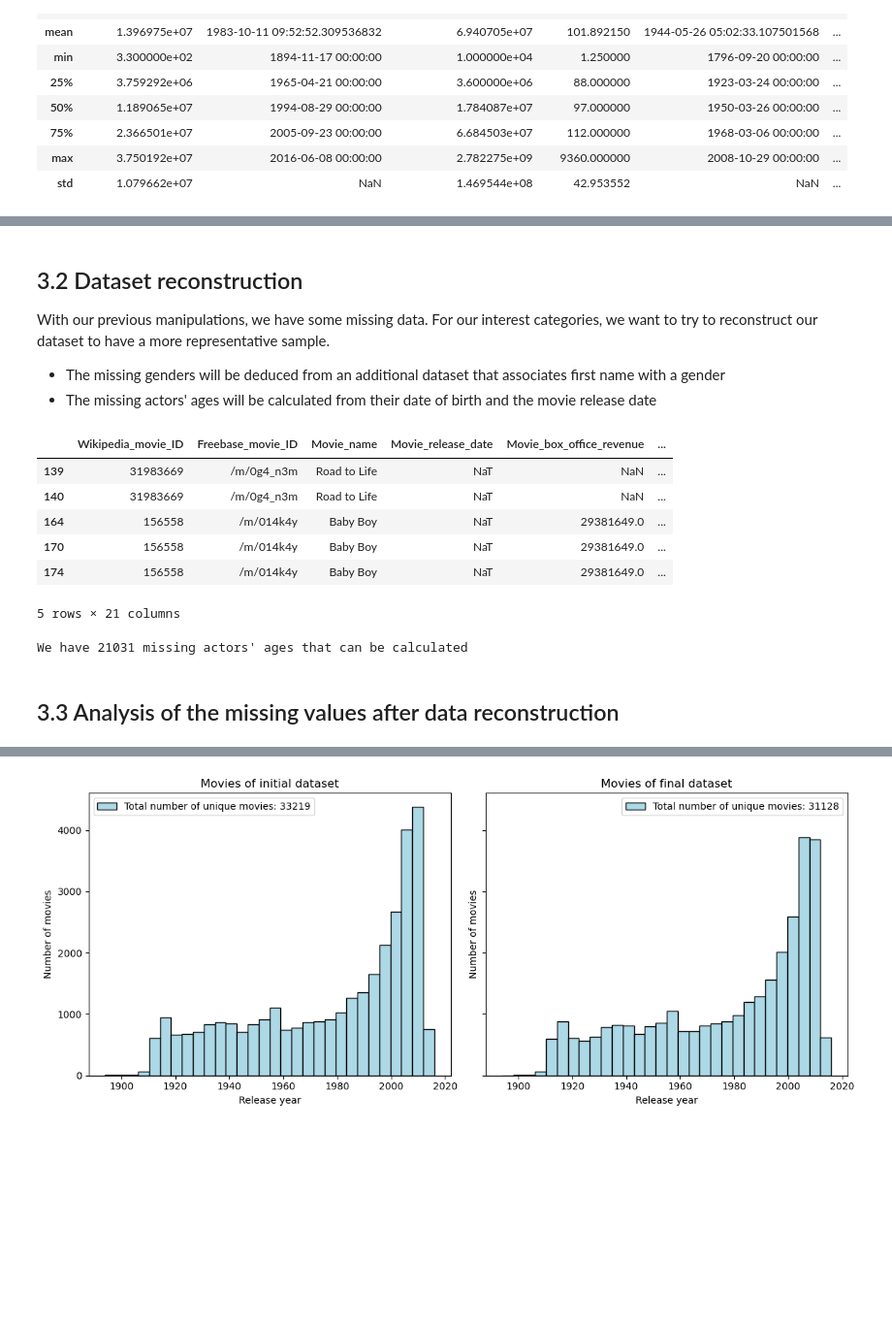
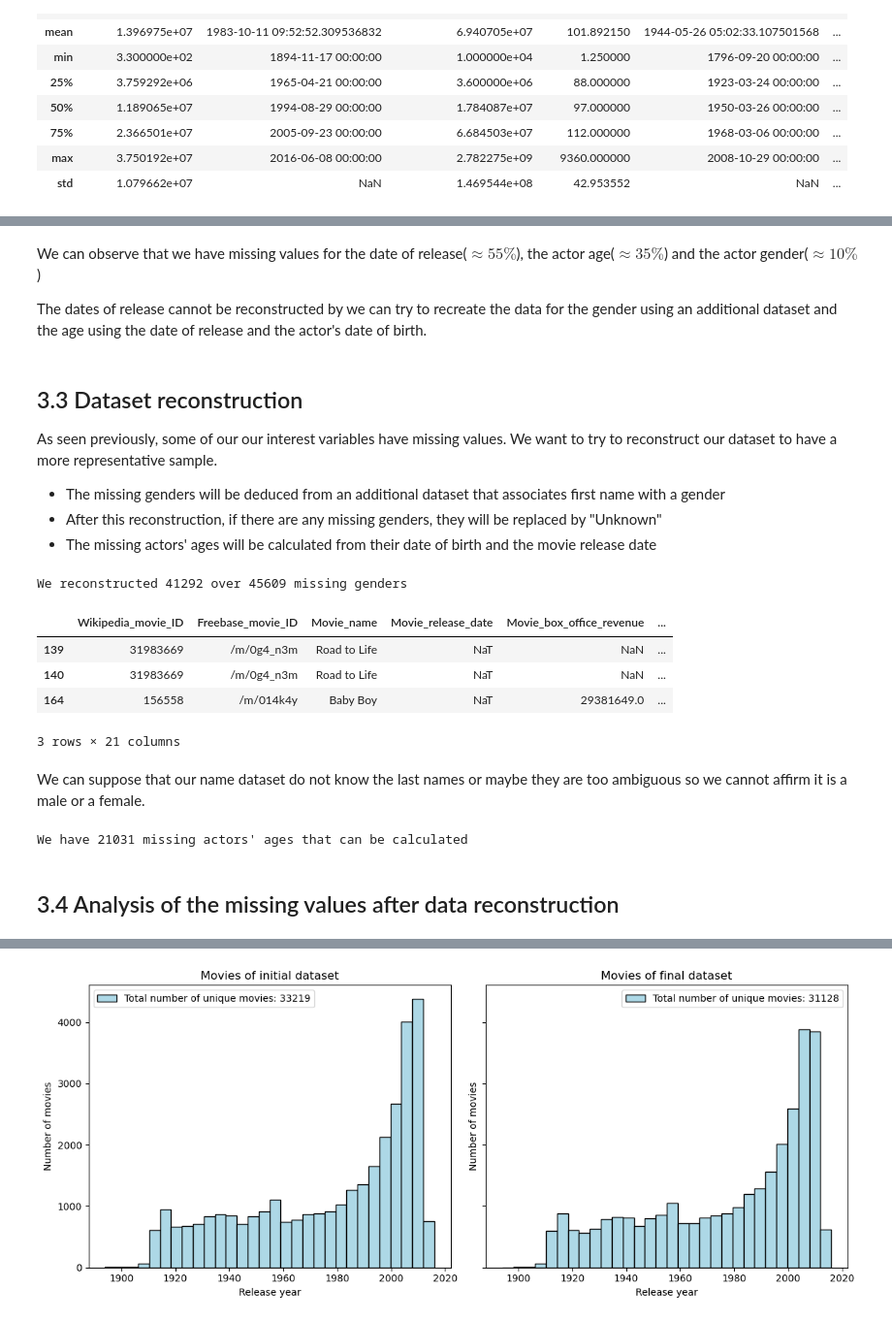
Before and after one commit to epfl-ada/ada-2024-project-ecureuilscosmiques24, a Jupyter notebook: projet_ADA.ipynb, the cells around one changed output, grey strips where cells are left out. Shown: that part at 97% size. Drawn from its saved outputs; the diff is of its cells as text; code cells hidden in the pictures; blank space fills up the shorter version.

```diff
--- a/projet_ADA.ipynb
+++ b/projet_ADA.ipynb
@@ -6,6 +6,6 @@ import matplotlib.pyplot as plt
 import seaborn as sns
 import ast
 # %%
-data_folder = "C:/Users/bapti/ADA2024-projet/MovieSummaries/"
-
+#data_folder = "C:/Users/bapti/ADA2024-projet/MovieSummaries/"
+data_folder = "C:/Users/thoma/Documents/ADA_Projet_Data/MovieSummaries/"
 ########### A CHANGER LE PATH DU FOLDER ##################
@@ -177,5 +207,10 @@ merged_df.describe()
+# %% [markdown]
+We can observe that we have missing values for the date of release($\approx 55 \%$), the actor age($\approx 35 \%$) and the actor gender($\approx 10 \%$)
+
+The dates of release cannot be reconstructed by we can try to recreate the data for the gender using an additional dataset and the age using the date of release and the actor's date of birth.
 # %% [markdown]
-## 3.2 Dataset reconstruction
-With our previous manipulations, we have some missing data. For our interest categories, we want to try to reconstruct our dataset to have a more representative sample.
+## 3.3 Dataset reconstruction
+As seen previously, some of our our interest variables have missing values. We want to try to reconstruct our dataset to have a more representative sample.
 - The missing genders will be deduced from an additional dataset that associates first name with a gender
+- After this reconstruction, if there are any missing genders, they will be replaced by "Unknown"
 - The missing actors' ages will be calculated from their date of birth and the movie release date
@@ -213,3 +251,9 @@ def get_gender(name):
 # %%
 #We reconstruct the actor gender based on his/her first name using the get_gender() function
 merged_df.loc[(merged_df['Actor_gender'].isnull()) & (merged_df['Actor_name'].notnull()), 'Actor_gender'] = merged_df.loc[(merged_df['Actor_gender'].isnull()) & (merged_df['Actor_name'].notnull()), 'Actor_name'].apply(get_gender)
+print(f"We reconstructed {missing_genders_BR - merged_df['Actor_gender'].isnull().sum()} over {missing_genders_BR} missing genders")
+
+#All the actors we weren't able to reconstruct gender, we replace it by 'Unknown'
+merged_df.loc[merged_df['Actor_gender'].isnull(),'Actor_gender'] = 'Unknown'
+# %% [output]
+We reconstructed 41292 over 45609 missing genders
@@ -219,13 +260,13 @@ merged_df.loc[merged_df['Actor_gender'].isnull(),'Actor_gender'] = 'Unknown'
 # %%
-merged_df.loc[merged_df['Actor_gender'] == 'Unknown'].head()
+merged_df.loc[merged_df['Actor_gender'] == 'Unknown'].head(3)
 # %% [output]
 |  | Wikipedia_movie_ID | Freebase_movie_ID | Movie_name | Movie_release_date | Movie_box_office_revenue | ... |
 | 139 | 31983669 | /m/0g4_n3m | Road to Life | NaT | NaN | ... |
 | 140 | 31983669 | /m/0g4_n3m | Road to Life | NaT | NaN | ... |
 | 164 | 156558 | /m/014k4y | Baby Boy | NaT | 29381649.0 | ... |
-| 170 | 156558 | /m/014k4y | Baby Boy | NaT | 29381649.0 | ... |
-| 174 | 156558 | /m/014k4y | Baby Boy | NaT | 29381649.0 | ... |
-5 rows × 21 columns
+3 rows × 21 columns
+# %% [markdown]
+We can suppose that our name dataset do not know the last names or maybe they are too ambiguous so we cannot affirm it is a male or a female.
 # %%
 #We search for the number of missing actors' ages
 #We also check if the actor's age can be calculated knowing the movie release date and the actor's date of birth
@@ -243,7 +284,7 @@ merged_df['Actor_age_at_movie_release'] = merged_df.query('Actor_age_at_movie_re
 #Now, we only want to keep the years of the release date
 merged_df['Movie_release_date'] = merged_df['Movie_release_date'].dt.year
 # %% [markdown]
-## 3.3 Analysis of the missing values after data reconstruction
+## 3.4 Analysis of the missing values after data reconstruction
 # %%
 proportion_of_null = merged_df.isnull().mean()*100
 proportion_of_null = proportion_of_null[proportion_of_null>1] #only missing at least 1% of value
```
Also changed, not shown: parts of 33 cells of this notebook.
